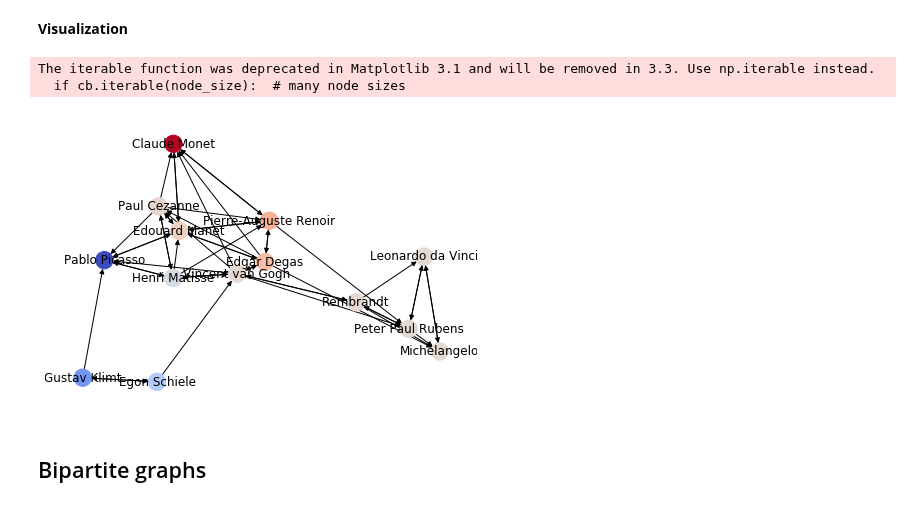
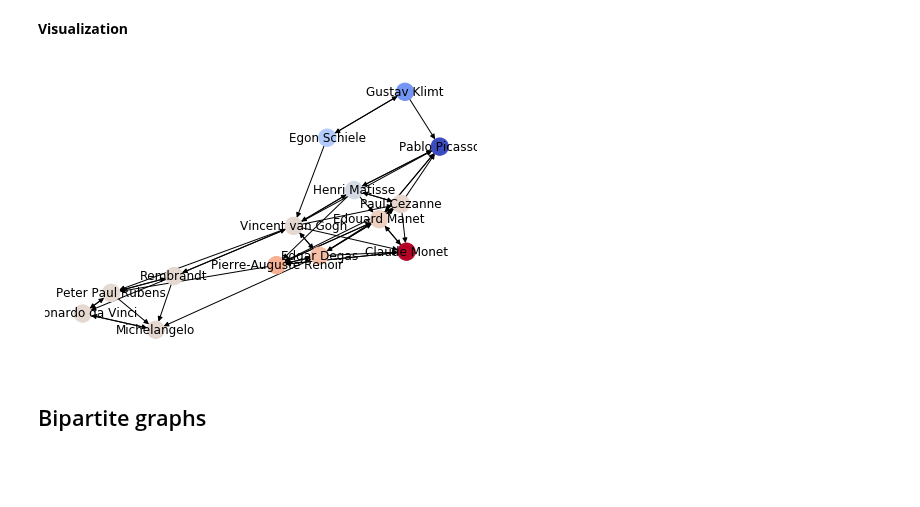
Before and after one commit to sknetwork-team/scikit-network, a Jupyter notebook: docs/tutorials/ranking/diffusion.ipynb, the cells around one changed output. Drawn from its saved outputs; the diff is of its cells as text; code cells hidden in the pictures; blank space fills up the shorter version.

```diff
--- a/docs/tutorials/ranking/diffusion.ipynb
+++ b/docs/tutorials/ranking/diffusion.ipynb
@@ -78,14 +72,11 @@ from networkx import DiGraph, from_scipy_sparse_matrix, spring_layout, draw
 # %%
-graph = from_scipy_sparse_matrix(adjacency, create_using=DiGraph())
+graph = nx.from_scipy_sparse_matrix(adjacency, create_using=nx.DiGraph())
+pos = nx.spring_layout(graph)
-# %%
-pos = spring_layout(graph)
 # %%
 # Warning: If the image does not appear, run the cell again.
-draw(graph, pos, node_color = score, cmap = 'coolwarm', labels = names)
+nx.draw(graph, pos, node_color=score, cmap='coolwarm', labels=names)
 # %% [output]
-The iterable function was deprecated in Matplotlib 3.1 and will be removed in 3.3. Use np.iterable instead.
-  if cb.iterable(node_size):  # many node sizes
-[figure, old version]
+[figure, new version]
 # %% [markdown]
 ## Bipartite graphs
 # %% [markdown]
```
Also changed, not shown: parts of 17 cells of this notebook, 1 other file.
